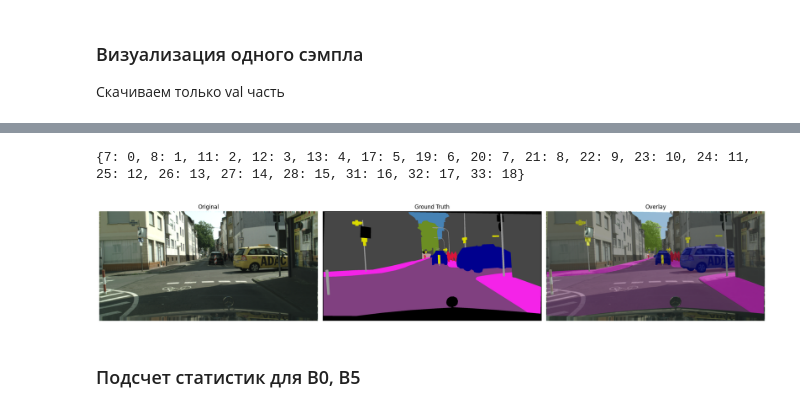
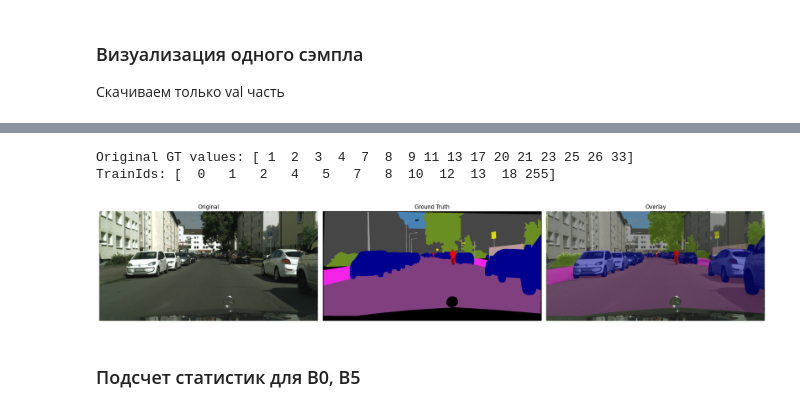
Before and after one commit to z0sh22/Model_switch, a Jupyter notebook: test_seg.ipynb, the cells around one changed output, grey strips where cells are left out. Saved outputs shown, nothing was run; the diff lists cells and outputs as text; code cells hidden in the pictures.

```diff
--- a/test_seg.ipynb
+++ b/test_seg.ipynb
@@ -81,21 +195,25 @@ GT values: [ 1  2  3  4  7  8 11 13 17 20 21 23 24 26]
 # %%
 from cityscapesscripts.helpers.labels import labels
+import numpy as np
+import matplotlib.pyplot as plt
 
-original = np.array(image.convert("RGB"))
-gt_raw = np.array(gt_image)[:, :, 0]
+original = np.asarray(image.convert("RGB"))
+gt_raw = np.asarray(gt_image)
 
+# Mapping: labelId -> trainId
 id_to_trainid = {
     label.id: label.trainId
     for label in labels
     if 0 <= label.trainId < 19
 }
 
-print(id_to_trainid)
-
 gt = np.full(gt_raw.shape, 255, dtype=np.uint8)
 
 for label_id, train_id in id_to_trainid.items():
     gt[gt_raw == label_id] = train_id
+
+print("Original GT values:", np.unique(gt_raw))
+print("TrainIds:", np.unique(gt))
 
 # Cityscapes palette
 palette = np.array([
@@ -104,36 +222,36 @@ palette = np.array([
     [250, 170, 30], [220, 220, 0], [107, 142, 35],
     [152, 251, 152], [70, 130, 180], [220, 20, 60],
     [255, 0, 0], [0, 0, 142], [0, 0, 70],
     [0, 60, 100], [0, 80, 100], [0, 0, 230],
     [119, 11, 32]
 ], dtype=np.uint8)
 
-# colorful mask
 valid = gt != 255
+
 color_mask = np.zeros_like(original)
 color_mask[valid] = palette[gt[valid]]
 
 overlay = original.copy()
 overlay[valid] = (
     0.45 * original[valid] + 0.55 * color_mask[valid]
 ).astype(np.uint8)
 
-# visualizing
 fig, axes = plt.subplots(1, 3, figsize=(21, 7))
 
 for ax, img, title in zip(
     axes,
     [original, color_mask, overlay],
     ["Original", "Ground Truth", "Overlay"]
 ):
     ax.imshow(img)
     ax.set_title(title)
     ax.axis("off")
 
 plt.tight_layout()
 plt.show()
 # %% [output]
-{7: 0, 8: 1, 11: 2, 12: 3, 13: 4, 17: 5, 19: 6, 20: 7, 21: 8, 22: 9, 23: 10, 24: 11, 25: 12, 26: 13, 27: 14, 28: 15, 31: 16, 32: 17, 33: 18}
+Original GT values: [ 1  2  3  4  7  8  9 11 13 17 20 21 23 25 26 33]
+TrainIds: [  0   1   2   4   5   7   8  10  12  13  18 255]
-[figure, old version]
+[figure, new version]
 # %% [markdown]
 ### Подсчет статистик для B0, B5
```
Also changed, not shown: parts of 38 cells of this notebook.
